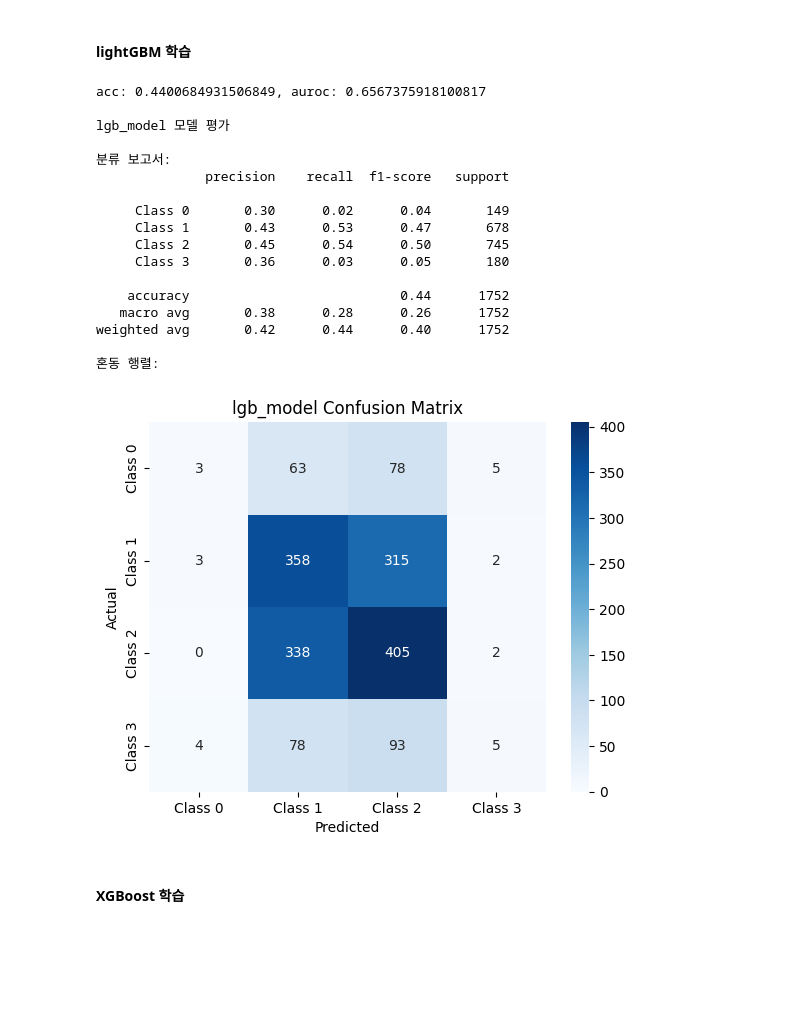
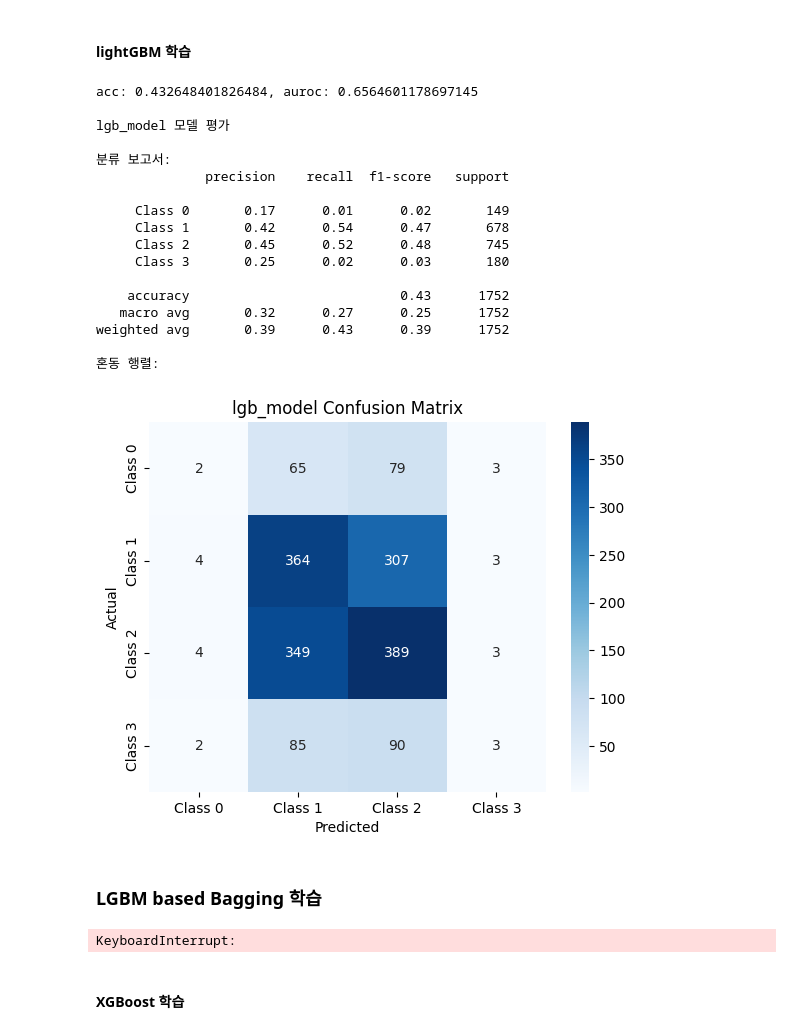
Before and after one commit to boostcampaitech7/level1-classificationinmachinelearning-recsys-08, a Jupyter notebook: src/baseline_ensenble_clean.ipynb, the cells around one changed output. Cells and saved outputs as stored; diff of their text form; code cells hidden in the pictures; blank space fills up the shorter version.

```diff
--- a/src/baseline_ensenble_clean.ipynb
+++ b/src/baseline_ensenble_clean.ipynb
@@ -464,7 +469,7 @@ conti_cols: List[str] = [col for col in df.columns if col not in category_cols +
 # train_test_split 으로 valid set, train set 분리
 x_train, x_valid, y_train, y_valid = train_test_split(
     train_df.drop(["target", "ID"], axis = 1),
-    train_df["targest"].astype(int),
+    train_df["target"].astype(int),
     test_size=0.2,
     random_state=42,
 )
@@ -478,7 +483,7 @@ params = {
     "boosting_type": "gbdt",
     "objective": "multiclass",
     "metric": "multi_logloss",
-    "num_class": 4,s
+    "num_class": 4,
     "num_leaves": 50,
     "learning_rate": 0.05,
     "n_estimators": 30,
@@ -488,42 +493,68 @@ params = {
 
 # lgb train
 lgb_model = lgb.train(
     params=params,
     train_set=train_data,
     valid_sets=valid_data,
 )
 
 # lgb predict
 y_valid_pred = lgb_model.predict(x_valid)
 y_valid_pred_class = np.argmax(y_valid_pred, axis = 1)
 
 # score check
 accuracy = accuracy_score(y_valid, y_valid_pred_class)
 auroc = roc_auc_score(y_valid, y_valid_pred, multi_class="ovr")
 
 print(f"acc: {accuracy}, auroc: {auroc}")
 
 # 추가된 confusion matrix 구현 부분
 evaluate_model(y_valid, y_valid_pred_class, "lgb_model")
 # %% [output]
-acc: 0.4400684931506849, auroc: 0.6567375918100817
+acc: 0.432648401826484, auroc: 0.6564601178697145
 
 lgb_model 모델 평가
 
 분류 보고서:
               precision    recall  f1-score   support
 
-     Class 0       0.30      0.02      0.04       149
-     Class 1       0.43      0.53      0.47       678
-     Class 2       0.45      0.54      0.50       745
-     Class 3       0.36      0.03      0.05       180
+     Class 0       0.17      0.01      0.02       149
+     Class 1       0.42      0.54      0.47       678
+     Class 2       0.45      0.52      0.48       745
+     Class 3       0.25      0.02      0.03       180
 
-    accuracy                           0.44      1752
-   macro avg       0.38      0.28      0.26      1752
-weighted avg       0.42      0.44      0.40      1752
+    accuracy                           0.43      1752
+   macro avg       0.32      0.27      0.25      1752
+weighted avg       0.39      0.43      0.39      1752
 
 혼동 행렬:
-[figure, old version]
+[figure, new version]
+# %% [markdown]
+### LGBM based Bagging 학습
+# %%
+from sklearn.ensemble import BaggingClassifier
+from lightgbm import LGBMClassifier
+
+# LightGBM을 기반으로 하는 Bagging Classifier
+bagging_model = BaggingClassifier(
+    base_estimator=LGBMClassifier(**params),
+    n_estimators=10,  # Bagging에서 사용할 모델 수
+    random_state=42
+)
+
+# 학습
+bagging_model.fit(x_train, y_train)
+
+# 예측
+y_valid_pred = bagging_model.predict(x_valid)
+
+# 평가
+accuracy = accuracy_score(y_valid, y_valid_pred)
+auroc = roc_auc_score(y_valid, bagging_model.predict_proba(x_valid), multi_class="ovr")
+
+print(f"Bagging - acc: {accuracy}, auroc: {auroc}")
+# %% [output]
+KeyboardInterrupt:
 # %%
 # from lightgbm import LGBMClassifier
 
```
Also changed, not shown: parts of 4 cells of this notebook.
